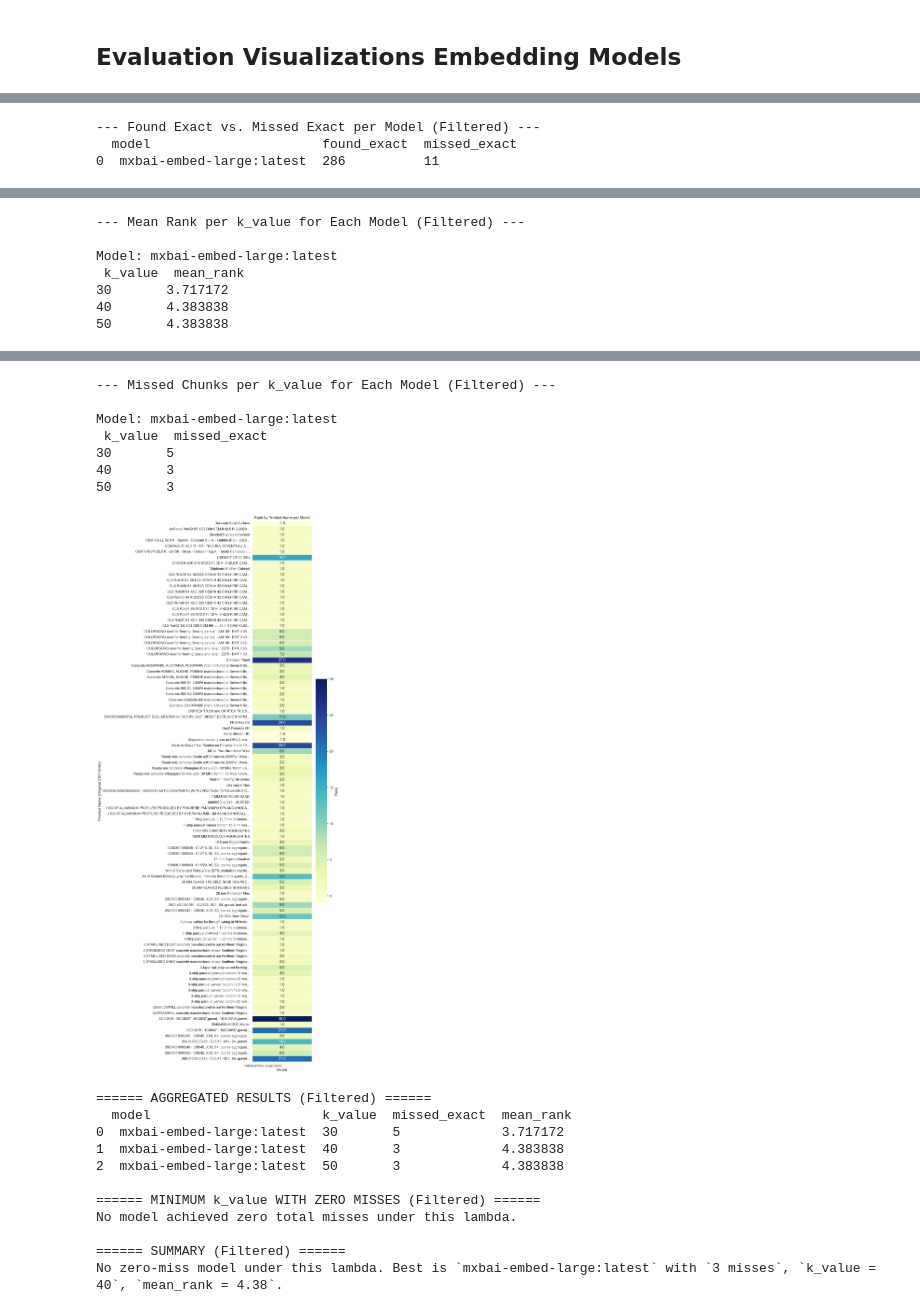
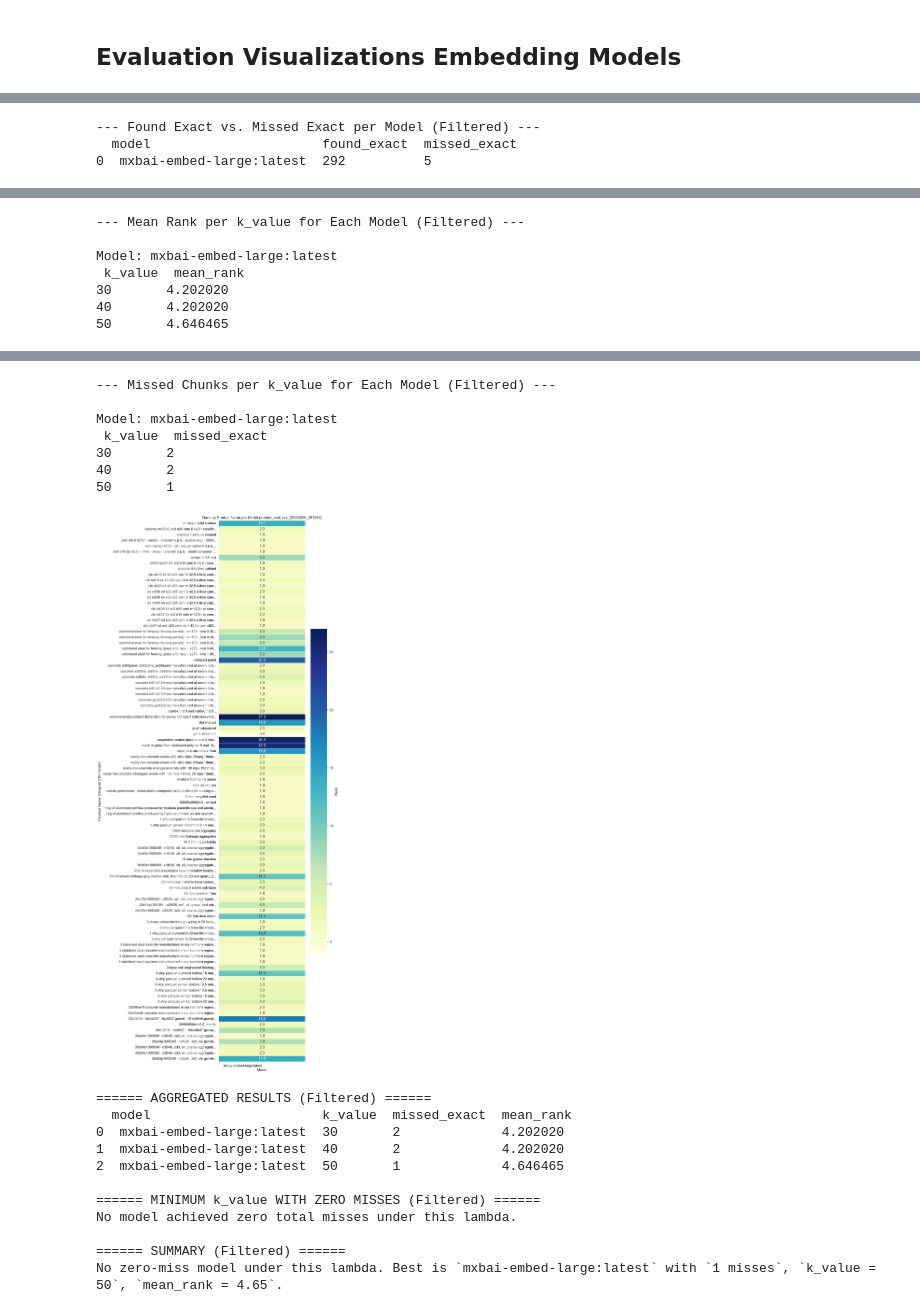
Before and after one commit to g3rezz/lca-data-harmonization-pipeline, a Jupyter notebook: pipeline2/notebooks/p2_model_evaluation.ipynb, the cells around one changed output, grey strips where cells are left out. Cells and saved outputs as stored; diff of their text form; code cells hidden in the pictures.

```diff
--- a/pipeline2/notebooks/p2_model_evaluation.ipynb
+++ b/pipeline2/notebooks/p2_model_evaluation.ipynb
@@ -447,7 +447,7 @@ Description: The manufacturing process for a durable surface product involves mi
 # %% [markdown]
 ## Evaluation Visualizations Embedding Models
 # %%
-CSV = "../../data/pipeline2/embed_eval/embed_eval_res_20250206_094321.csv"
+CSV = "../../data/pipeline2/embed_eval/embed_eval_res_20250206_091854.csv"
 # %%
 import pandas as pd
 import seaborn as sns
@@ -1080,7 +1080,7 @@ def abbreviate_product_name(name):
     """
     if len(name) <= 30:
         return name
-    return f"{name[:70]}..."
+    return f"{name.lower()[:70]}..."
 
 
 def load_and_prepare_data(csv_file_path):
@@ -1254,18 +1254,24 @@ def plot_missed_chunks_vs_kvalue(df, model_order, best_lambda_mult):
         print(summary.to_string(index=False))
 
 
-def plot_heatmap_rank(df, model_order, best_lambda_mult):
+def plot_heatmap_rank(df, model_order, best_lambda_mult, csv_file_path):
     """
     Plots a heatmap of rank values with Product Name on the Y-axis,
-    ensuring the products appear in the original CSV order.
+    ensuring the products appear in the original CSV order and that
+    missing rank values are replaced with -1. Also, appends part of the
+    CSV file name to the plot title.
     """
+    # Extract the base CSV filename without extension
+    csv_base = os.path.basename(csv_file_path)
+    csv_name = os.path.splitext(csv_base)[0]
+
     # Preserve original CSV order by creating a unique order index
     df["Product Order"] = df["product_name"].factorize()[0]
     df["Product Name (Short)"] = df["product_name"].apply(abbreviate_product_name)
 
     # Aggregate rank values to ensure unique (Product Order, Product Name, Model) combinations
     rank_df = (
-        df.groupby(["Product Order", "Product Name (Short)", "model"])["rank"]
+        df.groupby(["Product Order", "Product Name (Short)", "model"], observed=True)["rank"]
           .mean()  # Take the mean rank across different k-values
           .reset_index()
           .rename(columns={
@@ -1283,7 +1289,8 @@ def plot_heatmap_rank(df, model_order, best_lambda_mult):
         index=["Product Order", "Product Name"],
         columns="Model",
         values="Rank",
-        aggfunc="mean"
+        aggfunc="mean",
+        observed=True,
     )
 
     # Sort the pivot table by the "Product Order" level
@@ -1292,7 +1299,7 @@ def plot_heatmap_rank(df, model_order, best_lambda_mult):
     # Drop the "Product Order" level so that only the product names appear on the y-axis
     pivot_data.index = pivot_data.index.droplevel("Product Order")
 
-    # Plotting the heatmap
+    # Plotting the heatmap with the CSV part appended to the title
     plt.figure(figsize=(12, 28))  # Adjust height for better visualization
     sns.heatmap(
         pivot_data,
@@ -1302,13 +1309,17 @@ def plot_heatmap_rank(df, model_order, best_lambda_mult):
         linewidths=0.5,
         cbar_kws={"label": "Rank"}
     )
-    plt.title("Rank by Product Name per Model")
+    plt.title(f"Rank by Product Name per Model ({csv_name})")
     plt.xlabel("Model")
     plt.ylabel("Product Name (Original CSV Order)")
     plt.xticks(rotation=0, ha="right")
     plt.yticks(rotation=0, ha="right")
     plt.tight_layout()
     plt.show()
+
+    heatmap_rank_df_string = pivot_data.to_string()
+
+    return heatmap_rank_df_string
 
 
 def interpret_results(df):
@@ -1400,13 +1411,15 @@ def visualize_embedding_results(csv_file_path, best_lambda_mult):
     plot_found_vs_missed(df, new_model_order, best_lambda_mult)
     plot_mean_rank_vs_kvalue(df, new_model_order, best_lambda_mult)
     plot_missed_chunks_vs_kvalue(df, new_model_order, best_lambda_mult)
-    plot_heatmap_rank(df, new_model_order, best_lambda_mult)
+    heatmap_rank_df_string = plot_heatmap_rank(df, new_model_order, best_lambda_mult, csv_file_path)
     interpret_results(df)
+
+    return heatmap_rank_df_string
 
 
 ########
 # Usage
 ########
 best_lambda_mult = best_lambda_mult
-visualize_embedding_results(plot_csv_file, best_lambda_mult)
+visualize_embedding_results_txt = visualize_embedding_results(plot_csv_file, best_lambda_mult)
 # %% [output]
@@ -1418,3 +1431,3 @@ Remaining rows after filtering: 297
 --- Found Exact vs. Missed Exact per Model (Filtered) ---
   model                      found_exact  missed_exact
-0  mxbai-embed-large:latest  286          11
+0  mxbai-embed-large:latest  292          5
@@ -1423,6 +1436,6 @@ Remaining rows after filtering: 297
 
 Model: mxbai-embed-large:latest
  k_value  mean_rank
-30       3.717172
-40       4.383838
-50       4.383838
+30       4.202020
+40       4.202020
+50       4.646465
@@ -1430,19 +1443,19 @@ Model: mxbai-embed-large:latest
 --- Missed Chunks per k_value for Each Model (Filtered) ---
 
 Model: mxbai-embed-large:latest
  k_value  missed_exact
-30       5
-40       3
-50       3
+30       2
+40       2
+50       1
-[figure, old version]
+[figure, new version]
 ====== AGGREGATED RESULTS (Filtered) ======
   model                      k_value  missed_exact  mean_rank
-0  mxbai-embed-large:latest  30       5             3.717172
-1  mxbai-embed-large:latest  40       3             4.383838
-2  mxbai-embed-large:latest  50       3             4.383838
+0  mxbai-embed-large:latest  30       2             4.202020
+1  mxbai-embed-large:latest  40       2             4.202020
+2  mxbai-embed-large:latest  50       1             4.646465
 
 ====== MINIMUM k_value WITH ZERO MISSES (Filtered) ======
 No model achieved zero total misses under this lambda.
 
 ====== SUMMARY (Filtered) ======
-No zero-miss model under this lambda. Best is `mxbai-embed-large:latest` with `3 misses`, `k_value = 40`, `mean_rank = 4.38`.
+No zero-miss model under this lambda. Best is `mxbai-embed-large:latest` with `1 misses`, `k_value = 50`, `mean_rank = 4.65`.
```
Also changed, not shown: parts of 3 cells of this notebook.
